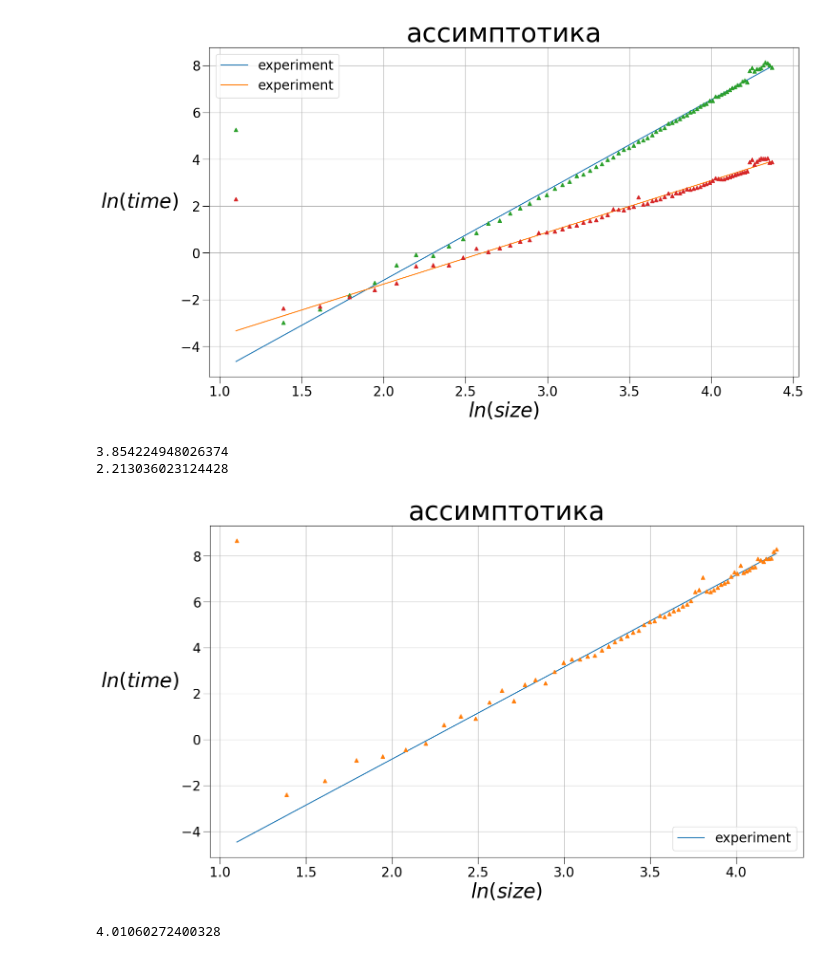
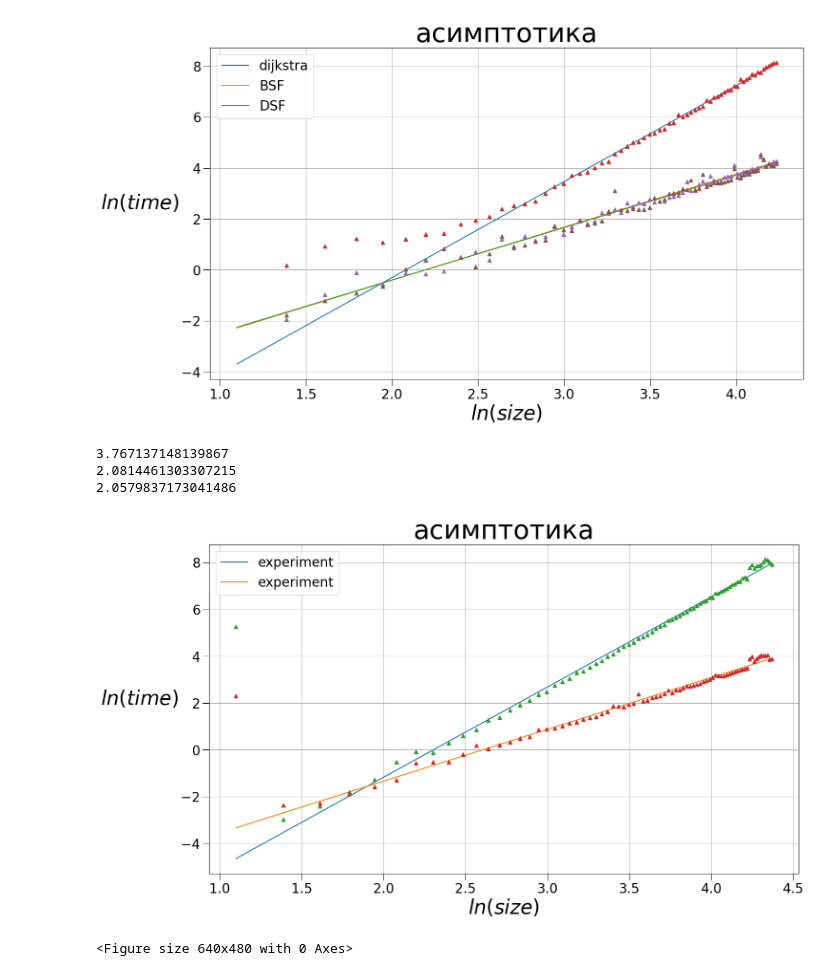
Before and after one commit to KonstantinP17/Quantum-inspirited, a Jupyter notebook: Initial_task/Dijkstra.ipynb, the cells around one changed output. Cells and saved outputs as stored; diff of their text form; code cells hidden in the pictures.

```diff
--- a/Initial_task/Dijkstra.ipynb
+++ b/Initial_task/Dijkstra.ipynb
@@ -284,11 +221,12 @@ import matplotlib.pyplot as plt
 import numpy as np
 
 
-time_data = [['N', 'dijkstra time, ms', 'BSF time, ms']]
+time_data = [['N', 'dijkstra time, ms', 'BSF time, ms', 'DSF time, ms']]
 size = []
 dtime = []
 btime = []
-for N in range (3, 80):
+dsftime = []
+for N in range (3, 70):
 
     delays = [[],[]]
     for i in range (N):
@@ -297,13 +235,15 @@ for N in range (3, 80):
         for j in range (N-1):
             delays[0][i] += [randint(2, 10)]
             delays[1][i] += [randint(2, 10)]
-    td = timeit.timeit(lambda: net3.dijkstra(2,2), number=10)*100
-    tb = timeit.timeit(lambda: net3.BFS(2,2), number=10)*100
+    td = timeit.timeit(lambda: net3.dijkstra(2,2), number=5)*200
+    tb = timeit.timeit(lambda: net3.BFS(2,2), number=5)*200
+    tdsf = timeit.timeit(lambda: net3.BFS(2,2), number=5)*200
     net3 = SqrNet(N, delays)
-    time_data += [[N, td, tb]]
+    time_data += [[N, td, tb, tdsf]]
     size += [np.log(N)]
     dtime += [np.log(td)]
     btime += [np.log(tb)]
+    dsftime += [np.log(tdsf)]
 
 
 
@@ -316,16 +256,20 @@ csv.writer(open('time_data.csv', 'w', newline ='')).writerows(time_data)
 z = np.polyfit(size[1:], btime[1:], deg = 1)
 y = np.poly1d(z)
 
-z1 = np.polyfit(size[1:], dtime[1:], deg = 1)
+z1 = np.polyfit(size[10:], dtime[10:], deg = 1)
 y1 = np.poly1d(z1)
+z2 = np.polyfit(size[1:], dsftime[1:], deg = 1)
+y2 = np.poly1d(z2)
 
 
 fig, ax = plt.subplots(figsize=(16,9))
-plt.title("ассимптотика", fontsize = 40)
-ax.plot(size, y1(size), label = 'experiment')
-ax.plot(size, y(size), label = 'experiment')
-ax.errorbar(size, dtime, fmt='^')
-ax.errorbar(size, btime, fmt='^')
+plt.title("асимптотика", fontsize = 40)
+ax.plot(size, y1(size), label = 'dijkstra')
+ax.plot(size, y(size), label = 'BSF')
+ax.plot(size, y2(size), label = 'DSF')
+ax.errorbar(size[1:], dtime[1:], fmt='^')
+ax.errorbar(size[1:], btime[1:], fmt='^')
+ax.errorbar(size[1:], dsftime[1:], fmt='^')
 ax.grid()
 ax.legend()
 plt.legend(fontsize = 20)
@@ -333,31 +277,32 @@ plt.xlabel('$ln(size)$', fontsize = 30)
 plt.ylabel("$ln(time)$", rotation=0, horizontalalignment='right',fontsize = 30)
 plt.tick_params('both', size = 10, labelsize = 20)
 plt.show()
+
 #df = pd.read_csv('time_data.csv')
 print(z1[0])
 print(z[0])
+print(z2[0])
 # %% [output]
-[figure, old version]
+[figure, new version]
-3.854224948026374
-2.213036023124428
+3.767137148139867
+2.0814461303307215
+2.0579837173041486
 # %%
-z1 = np.polyfit(size[10:], time[10:], deg = 1)
-y1 = np.poly1d(z1)
-
 
 fig, ax = plt.subplots(figsize=(16,9))
-plt.title("ассимптотика", fontsize = 40)
+plt.title("асимптотика", fontsize = 40)
 ax.plot(size, y1(size), label = 'experiment')
-ax.errorbar(size, time, fmt='^')
+ax.plot(size, y(size), label = 'experiment')
+ax.errorbar(size, dtime, fmt='^')
+ax.errorbar(size, btime, fmt='^')
 ax.grid()
 ax.legend()
 plt.legend(fontsize = 20)
 plt.xlabel('$ln(size)$', fontsize = 30)
 plt.ylabel("$ln(time)$", rotation=0, horizontalalignment='right',fontsize = 30)
 plt.tick_params('both', size = 10, labelsize = 20)
 plt.show()
-#df = pd.read_csv('time_data.csv')
-z1[0]
+plt.savefig('data')
 # %% [output]
-[figure, old version]
+[figure, new version]
-4.01060272400328
+<Figure size 640x480 with 0 Axes>
```
Also changed, not shown: parts of 7 cells of this notebook, 4 other files.
